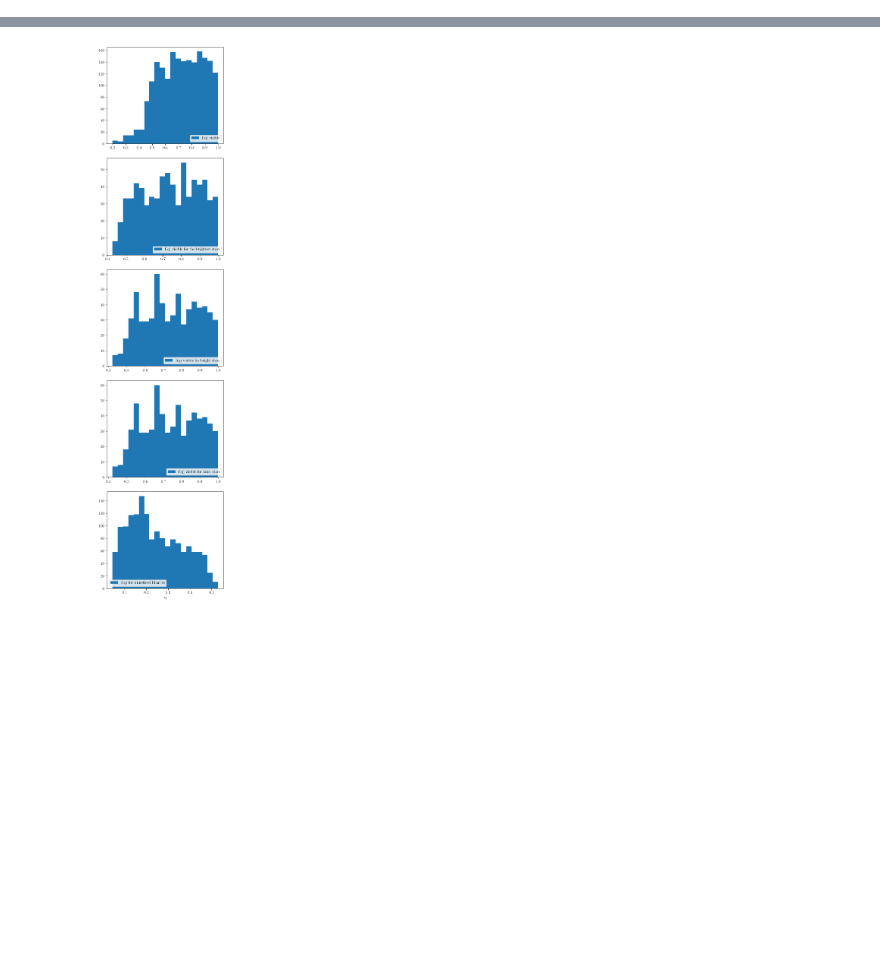
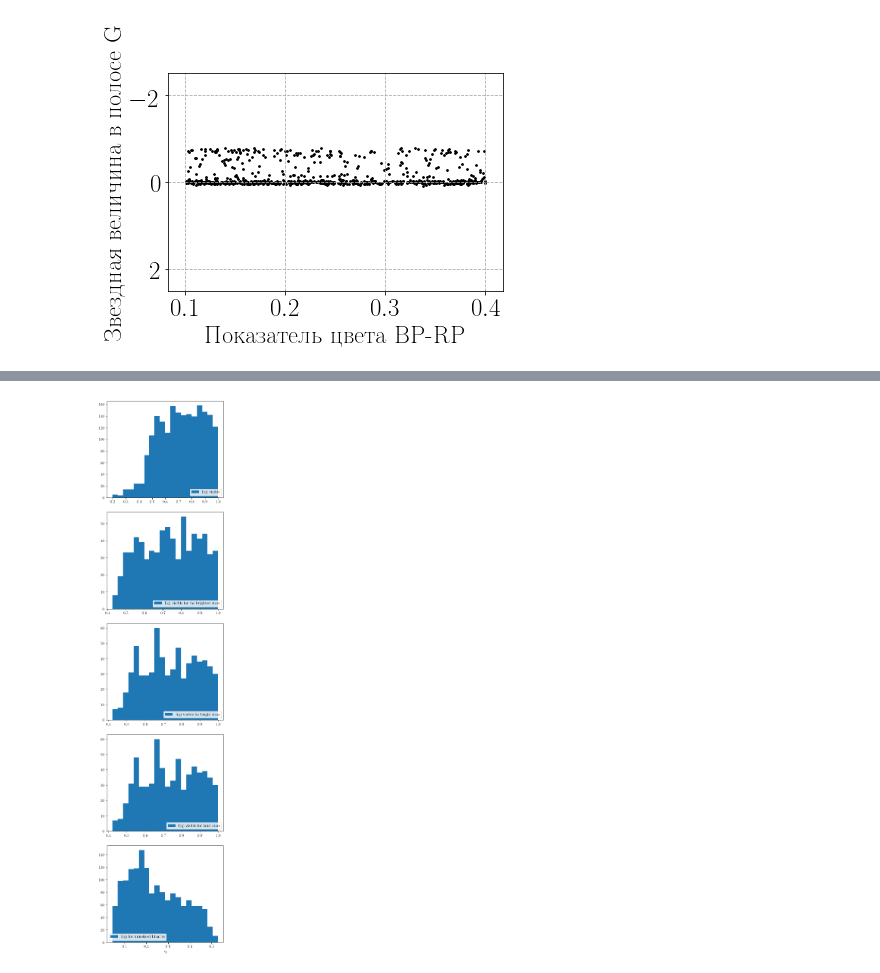
Before and after one commit to olgaborodina/GAIA_binaries, a Jupyter notebook: model/horizontal_MS_model.ipynb, the cells around one changed output, grey strips where cells are left out. Saved outputs shown, nothing was run; the diff lists cells and outputs as text; code cells hidden in the pictures; blank space fills up the shorter version.

```diff
--- a/model/horizontal_MS_model.ipynb
+++ b/model/horizontal_MS_model.ipynb
@@ -162,0 +102,24 @@ number_of_multiples / len(all_stars_data)
+# %%
+func_iso = interp1d(isochrone_f['bp-rp, mag'], isochrone_f['g, mag'])
+all_stars['Gmag_new'] = all_stars['g, mag'] - func_iso(all_stars['bp-rp, mag'])
+# %%
+fig, ax = plt.subplots(figsize=(6,4))
+# ax.scatter (singles_data['bp-rp, mag'] , singles_data['Gmag_new'] , c ='black', s = 3, label ='звезды')
+# ax.scatter (binaries_data['bp-rp, mag'] , binaries_data['Gmag_new'] , c ='red', s = 3, label ='звезды')
+ax.scatter (all_stars['bp-rp, mag'] , all_stars['Gmag_new'] , c ='black', s = 3, label ='звезды')
+
+ax.grid(c='#aaaaaa', ls='--')
+locs, labels = plt.yticks()
+locs, labels = plt.xticks()
+
+ax.set_ylim(-2.5,2.5)
+ax.invert_yaxis()
+
+plt.xlabel('Показатель цвета BP-RP')
+plt.ylabel('Звездная величина в полосе G')
+ax.tick_params(axis='both', which='major')
+#ax.legend(fontsize = 15)
+#plt.savefig("horizontal_sequence.pdf", bbox_inches = 'tight')
+plt.show()
+# %% [output]
+[figure, added]
```
Also changed, not shown: parts of 42 cells of this notebook.
